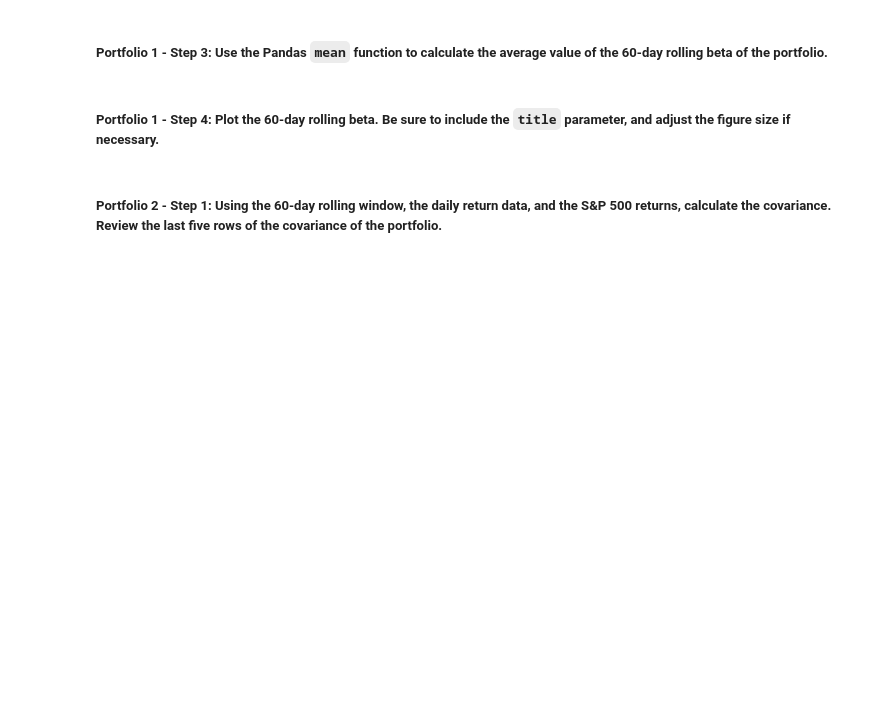
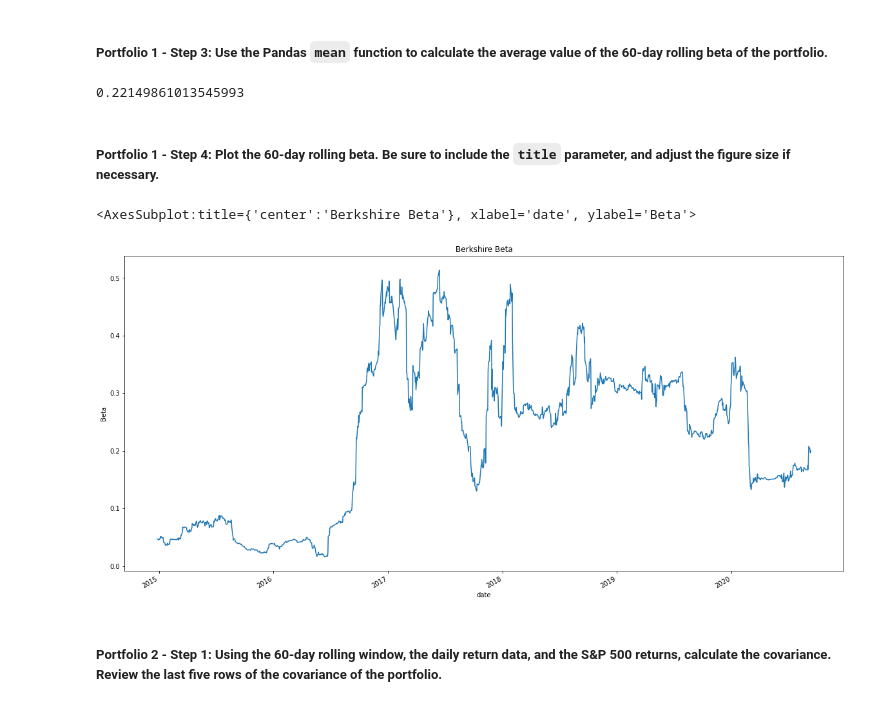
Before and after one commit to mimisull/Challenge-4, a Jupyter notebook: risk_return_analysis.ipynb, the cells around one changed output. Cells and saved outputs as stored; diff of their text form; code cells hidden in the pictures; blank space fills up the shorter version.

```diff
--- a/risk_return_analysis.ipynb
+++ b/risk_return_analysis.ipynb
@@ -353,4 +353,5 @@ Your analysis is nearing completion. Now, you need to evaluate how the portfolio
 #### Use the Pandas `var` function to calculate the variance of the S&P 500 by using a 60-day rolling window. Visualize the last five rows of the variance of the S&P 500.
 # %%
 # Calculate the variance of the S&P 500 using a rolling 60-day window.
-# YOUR CODE HERE
+market_variance = whale_nav_daily_returns['S&P 500'].rolling(window=60).var()
+market_variance.tail(5)
@@ -369,4 +378,5 @@ Your analysis is nearing completion. Now, you need to evaluate how the portfolio
 # %%
 # Calculate the covariance using a 60-day rolling window
 # Review the last five rows of the covariance data
-# YOUR CODE HERE
+berkshire_covariance = whale_nav_daily_returns['BERKSHIRE HATHAWAY INC'].rolling(window=60).cov(whale_nav_daily_returns['S&P 500'])
+berkshire_covariance.tail()
@@ -375,4 +393,5 @@ Your analysis is nearing completion. Now, you need to evaluate how the portfolio
 # %%
 # Calculate the beta based on the 60-day rolling covariance compared to the market (S&P 500)
 # Review the last five rows of the beta information
-# YOUR CODE HERE
+berkshire_beta = berkshire_covariance / market_variance
+berkshire_beta.tail()
@@ -380,13 +407,18 @@ Your analysis is nearing completion. Now, you need to evaluate how the portfolio
 ##### Portfolio 1 - Step 3: Use the Pandas `mean` function to calculate the average value of the 60-day rolling beta of the portfolio.
 # %%
 # Calculate the average of the 60-day rolling beta
-# YOUR CODE HERE
+berkshire_beta.mean()
+# %% [output]
+0.22149861013545993
 # %% [markdown]
 ##### Portfolio 1 - Step 4: Plot the 60-day rolling beta. Be sure to include the `title` parameter, and adjust the figure size if necessary.
 # %%
 # Plot the rolling beta
 # Include a title parameter and adjust the figure size
-# YOUR CODE HERE
+berkshire_beta.plot(figsize=(20,10), title="Berkshire Beta", ylabel="Beta")
+# %% [output]
+<AxesSubplot:title={'center':'Berkshire Beta'}, xlabel='date', ylabel='Beta'>
+[figure, added]
 # %% [markdown]
 ##### Portfolio 2 - Step 1: Using the 60-day rolling window, the daily return data, and the S&P 500 returns, calculate the covariance. Review the last five rows of the covariance of the portfolio.
 # %%
```
Also changed, not shown: parts of 13 cells of this notebook.
